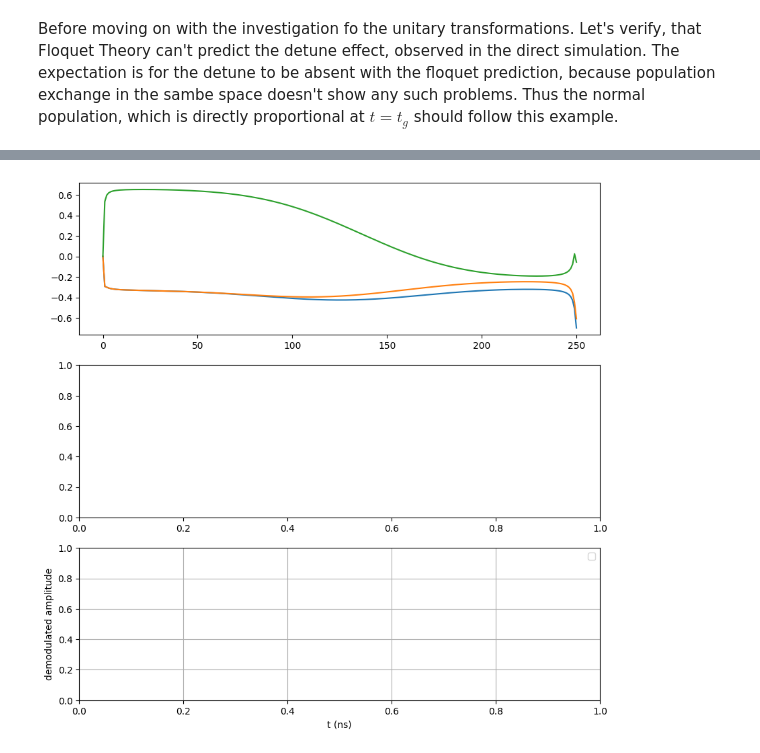
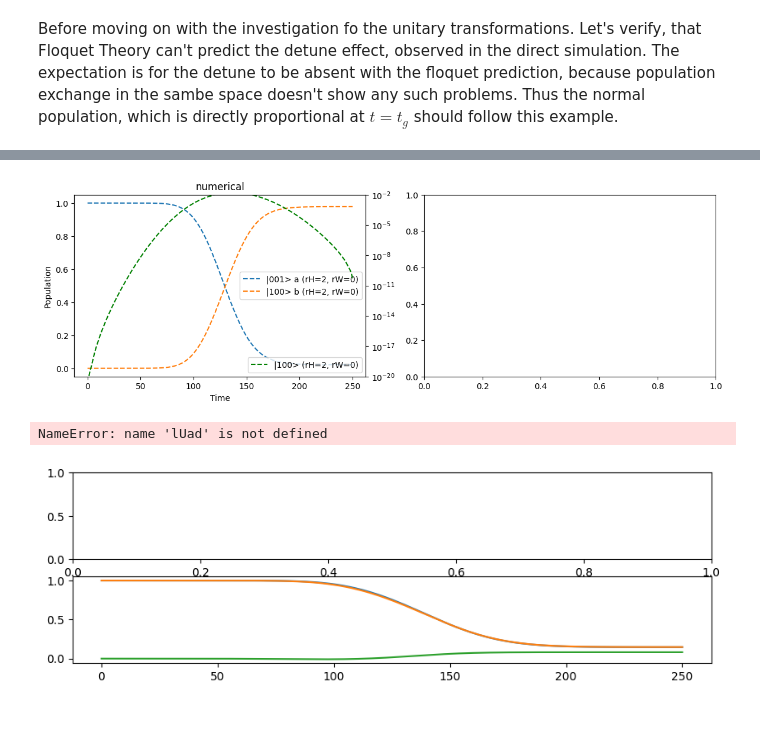
Before and after one commit to FlorianMaier04/TransmonCouplerSimulation, a Jupyter notebook: heff.ipynb, the cells around one changed output, grey strips where cells are left out. Cells and saved outputs as stored; diff of their text form; code cells hidden in the pictures; blank space fills up the shorter version.

Commit message:
checked possible reasons for failing population transfer at low gate times

```diff
--- a/heff.ipynb
+++ b/heff.ipynb
@@ -515,33 +418,64 @@ array([[ 6.67898053e-01+2.33188941e-01j,  6.60172989e-01-2.52399885e-01j,
+# %%
+initial_state = np.zeros(27)
+initial_state[s.state_a] = 1
+psi_t_rHeff2_rW0_num, lUnum = Psi_t_FloquetPerturb_dynamic(3,1, drive_signal_interp,
+    s.resonances, s.E_array,s.V1_dressed_array,initial_state,tlist,num = True)
+
+
+# each column in the unitary represents one initial state U(row;column)
+def plot_states(states, names=None):
+    _, axes = plt.subplots(1,2, figsize = (14,4))
+    for i, psi in enumerate(states):
+        title = '' if names is None else names[i]
+
+        axes[i].plot(tlist, np.abs(psi[s.state_a, :]) ** 2, "--",label="|001> a (rH=2, rW=0)",)
+        axes[i].plot(tlist, np.abs(psi[s.state_b, :]) ** 2, "--",label="|100> b (rH=2, rW=0)",)
+        axes[i].set_xlabel('Time')
+        axes[i].set_ylabel('Population')
+        axes[i].set_title(title)
+        axes[i].legend()
+        # plot the leakage population on a log-scale
+        axc = axes[i].twinx()
+        axc.semilogy(tlist, np.abs(psi[s.state_c, :]) ** 2, "--",label="|100> (rH=2, rW=0)",color = 'green')
+        axc.set_ylim([1e-20, 1e-2])
+        # axc.semilogy(tlist, np.abs(lU[:,2,i])**2, label='population c (log)', color='green')
+        axc.legend()
+        axc.plot()
+plot_states([psi_t_rHeff2_rW0_num], ['numerical'])
+# %% [output]
+[figure, added]
 # %%
-fig, axes = plt.subplots(3, 1, figsize=(10, 10))
+fig, axes = plt.subplots(2, 1, figsize=(10, 3))
 
 # show the unitary evolution at 00, 11 and 01 for the target evolution and the actual evolution
-axes[0].plot(tlist, lUad[0,0,:]-lUnum[0,0,:], label="00")
-axes[0].plot(tlist, lUad[1,1,:]-lUnum[1,1,:], label="11")
-axes[0].plot(tlist, lUad[0,1,:]-lUnum[0,1,:], label="01")
+axes[1].plot(tlist, lUnum[0,0,:], label="00num")
+axes[1].plot(tlist, lUnum[1,1,:], label="11num")
+axes[1].plot(tlist, lUnum[0,1,:], label="01num")
+axes[0].plot(tlist, lUad[0,0,:], label="00ad")
+axes[0].plot(tlist, lUad[1,1,:], label="11ad")
+axes[0].plot(tlist, lUad[0,1,:], label="01ad")
+axes[1].legend()
+axes[0].legend()
 # axes[0].plot(tlist, ud_01, label="ud_01")
 # axes[1].plot(tlist, uf_00-uf_11, label="uf_delta")
 # axes[1].plot(tlist, uf_01, label="uf_01")
 
 def demodulated_amplitude(signal, t_vals):
     wd_vals = np.array([drive_wd_interp(t) for t in t_vals])
     phi = np.zeros_like(t_vals)
     phi[1:] = np.cumsum(0.5 * (wd_vals[:-1] + wd_vals[1:]) * np.diff(t_vals))
     envelope = signal * np.exp(1j * phi)
     return np.sqrt(np.real(envelope)**2 + np.imag(envelope)**2)
 
 # ud_delta = ud_00 - ud_11
 # am_ud_delta = demodulated_amplitude(ud_delta, tlist_fid)
 # am_ud_01 = demodulated_amplitude(ud_01, tlist_fid)
 
 # axes[2].plot(tlist, ud_01-uf_01, label='amplitude deviance rr')
 # axes[2].plot(tlist, (ud_00-ud_11)-(uf_00-uf_11), label='amplitude deviance dd')
 # ax_amp.plot(tlist_fid, am_ud_delta, label='amplitude(ud_00-ud_11)')
 # ax_amp.plot(tlist_fid, am_ud_01, label='amplitude(ud_01)')
-axes[2].set_xlabel('t (ns)')
-axes[2].set_ylabel('demodulated amplitude')
-axes[2].grid(True)
-axes[2].legend()
 plt.show()
 # %% [output]
+NameError: name 'lUad' is not defined
-[figure, old version]
+[figure, new version]
```
Also changed, not shown: parts of 28 cells of this notebook, 28 other files.
